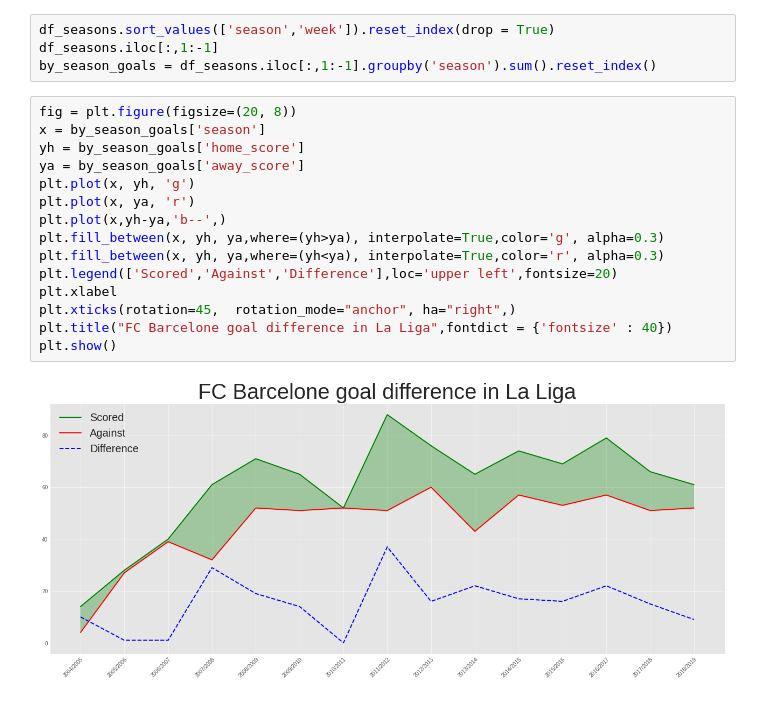
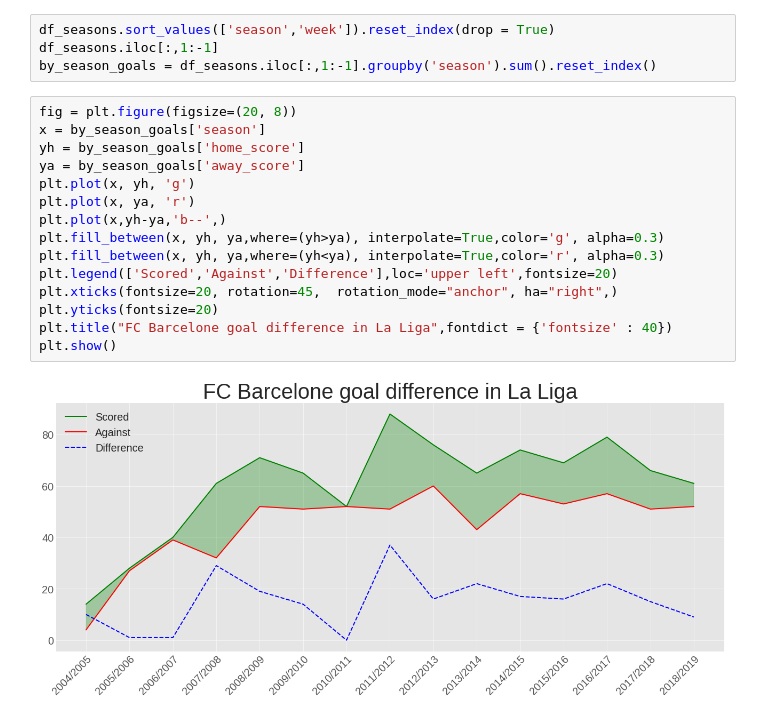
Before and after one commit to HLapendery/FootballAnalysis, a Jupyter notebook: LigaAnalysis.ipynb, the cells around one changed output. Cells and saved outputs as stored; diff of their text form.

```diff
--- a/LigaAnalysis.ipynb
+++ b/LigaAnalysis.ipynb
@@ -47,17 +47,17 @@ by_season_goals = df_seasons.iloc[:,1:-1].groupby('season').sum().reset_index()
 # %%
 fig = plt.figure(figsize=(20, 8))
 x = by_season_goals['season']
 yh = by_season_goals['home_score']
 ya = by_season_goals['away_score']
 plt.plot(x, yh, 'g')
 plt.plot(x, ya, 'r')
 plt.plot(x,yh-ya,'b--',)
 plt.fill_between(x, yh, ya,where=(yh>ya), interpolate=True,color='g', alpha=0.3)
 plt.fill_between(x, yh, ya,where=(yh<ya), interpolate=True,color='r', alpha=0.3)
 plt.legend(['Scored','Against','Difference'],loc='upper left',fontsize=20)
-plt.xlabel
-plt.xticks(rotation=45,  rotation_mode="anchor", ha="right",)
+plt.xticks(fontsize=20, rotation=45,  rotation_mode="anchor", ha="right",)
+plt.yticks(fontsize=20)
 plt.title("FC Barcelone goal difference in La Liga",fontdict = {'fontsize' : 40})
 plt.show()
 # %% [output]
-[figure, old version]
+[figure, new version]
```
